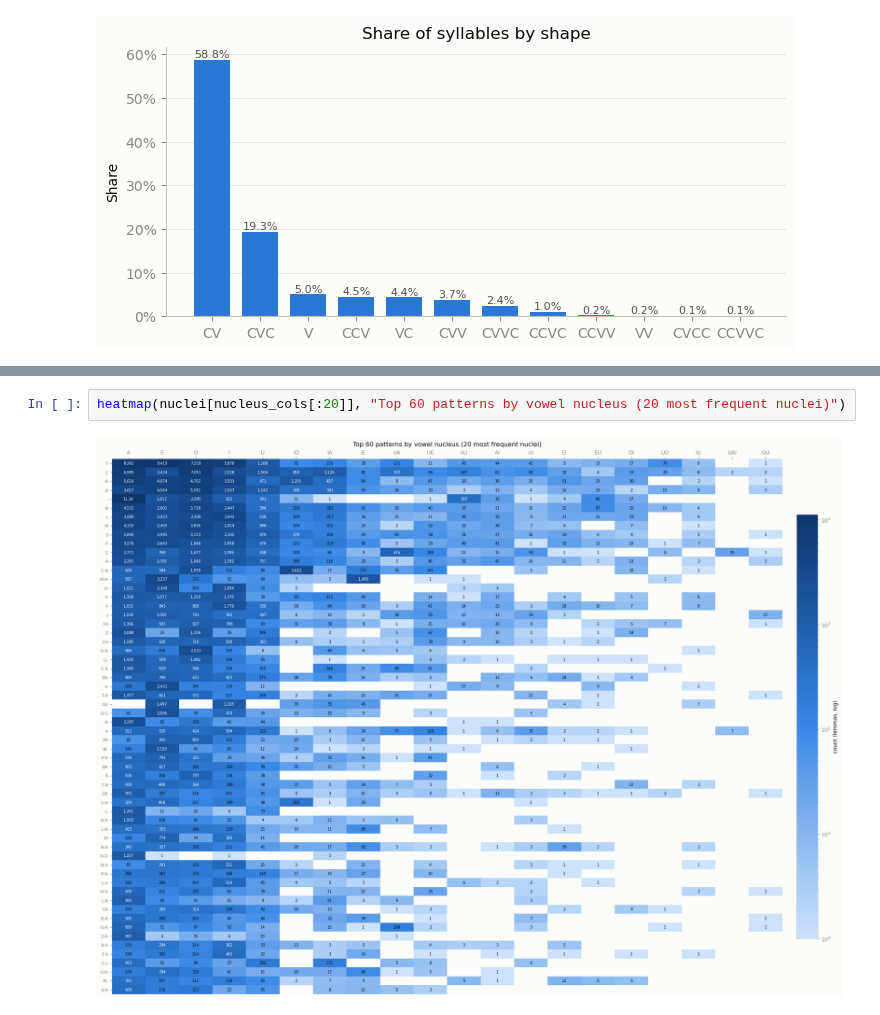
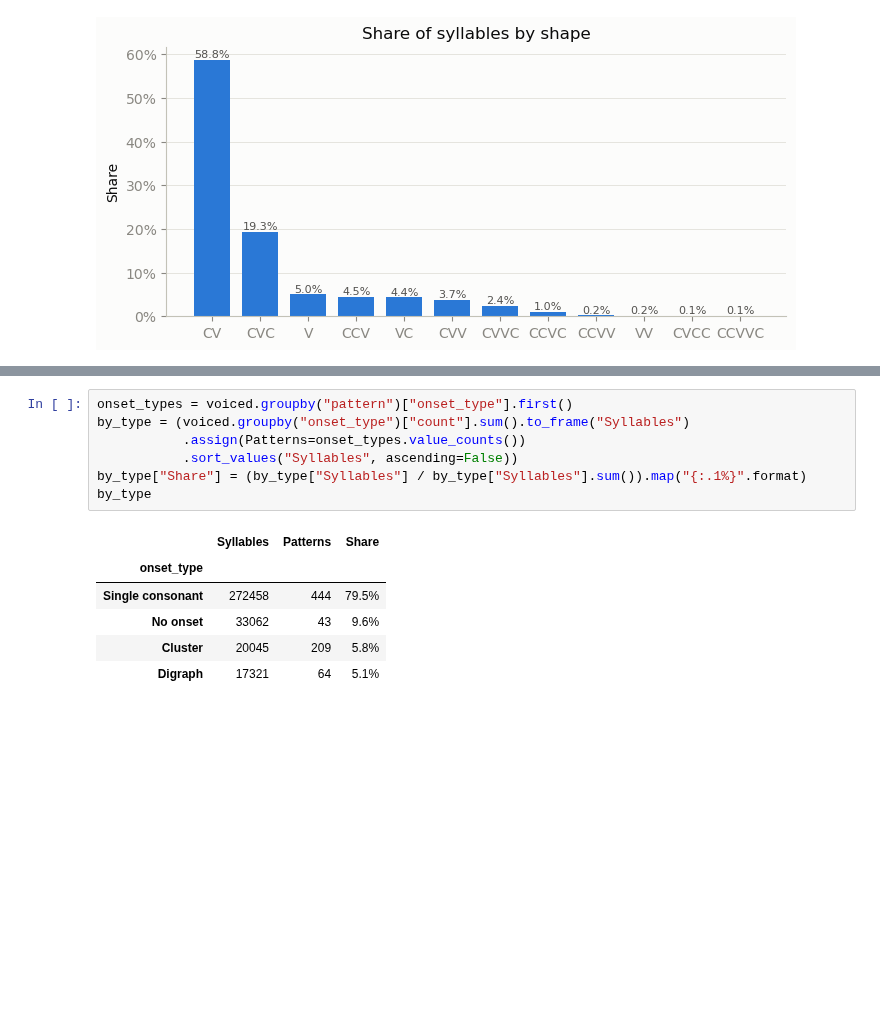
Before and after one commit to jgomezsa/division_silabas, a Jupyter notebook: syllable_stats.ipynb, the cells around one changed output, grey strips where cells are left out. Drawn from its saved outputs; the diff is of its cells as text; blank space fills up the shorter version.

```diff
--- a/syllable_stats.ipynb
+++ b/syllable_stats.ipynb
@@ -487,4 +432,14 @@ style_counts(nuclei, nucleus_cols)
-# %%
-heatmap(nuclei[nucleus_cols[:20]], "Top 60 patterns by vowel nucleus (20 most frequent nuclei)")
-# %% [output]
-[figure, removed]
+# %%
+onset_types = voiced.groupby("pattern")["onset_type"].first()
+by_type = (voiced.groupby("onset_type")["count"].sum().to_frame("Syllables")
+           .assign(Patterns=onset_types.value_counts())
+           .sort_values("Syllables", ascending=False))
+by_type["Share"] = (by_type["Syllables"] / by_type["Syllables"].sum()).map("{:.1%}".format)
+by_type
+# %% [output]
+|  | Syllables | Patterns | Share |
+| onset_type |  |  |  |
+| Single consonant | 272458 | 444 | 79.5% |
+| No onset | 33062 | 43 | 9.6% |
+| Cluster | 20045 | 209 | 5.8% |
+| Digraph | 17321 | 64 | 5.1% |
```
Also changed, not shown: parts of 12 cells of this notebook.
